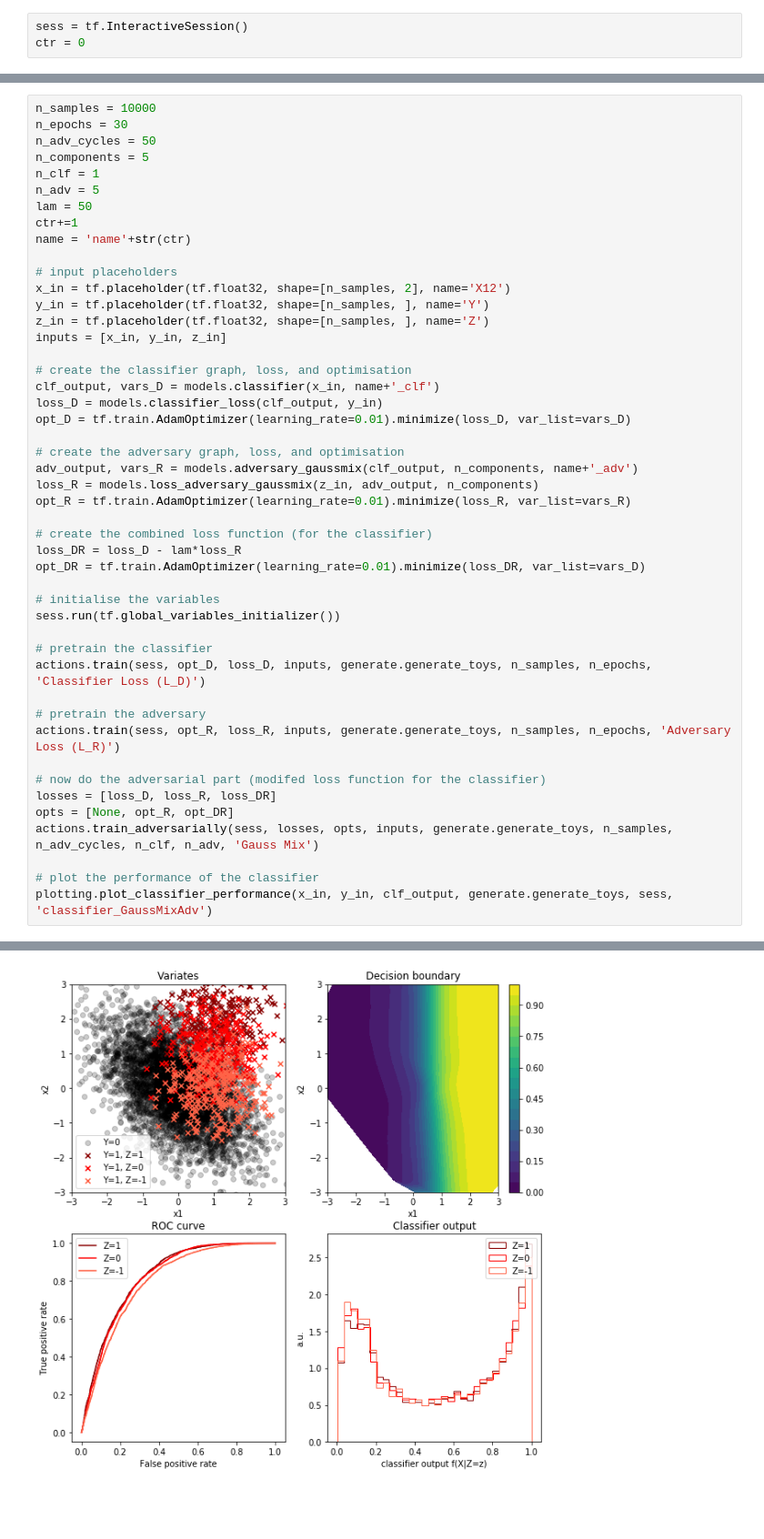
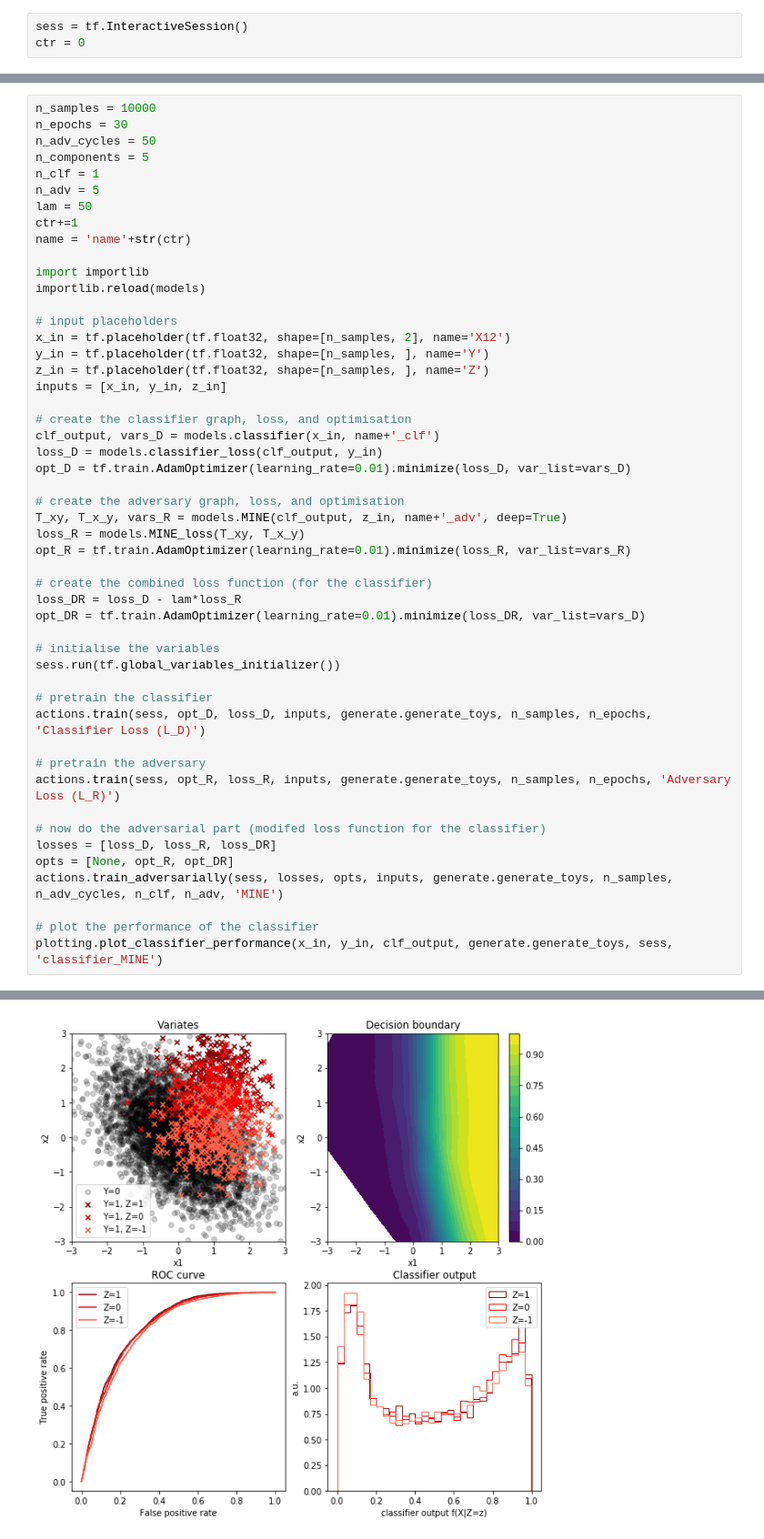
Before and after one commit to mzgubic/FairML, a Jupyter notebook: notebooks/LearningToPivotToy.ipynb, the cells around one changed output, grey strips where cells are left out. Shown at 91% size. Drawn from its saved outputs; the diff is of its cells as text; blank space fills up the shorter version.

Commit message:
add MINE adversary

```diff
--- a/notebooks/LearningToPivotToy.ipynb
+++ b/notebooks/LearningToPivotToy.ipynb
@@ -74,6 +142,9 @@ n_adv = 5
 lam = 50
 ctr+=1
 name = 'name'+str(ctr)
+
+import importlib
+importlib.reload(models)
 
 # input placeholders
 x_in = tf.placeholder(tf.float32, shape=[n_samples, 2], name='X12')
@@ -87,8 +158,8 @@ loss_D = models.classifier_loss(clf_output, y_in)
 opt_D = tf.train.AdamOptimizer(learning_rate=0.01).minimize(loss_D, var_list=vars_D)
 
 # create the adversary graph, loss, and optimisation
-adv_output, vars_R = models.adversary_gaussmix(clf_output, n_components, name+'_adv')
-loss_R = models.loss_adversary_gaussmix(z_in, adv_output, n_components)
+T_xy, T_x_y, vars_R = models.MINE(clf_output, z_in, name+'_adv', deep=True)
+loss_R = models.MINE_loss(T_xy, T_x_y)
 opt_R = tf.train.AdamOptimizer(learning_rate=0.01).minimize(loss_R, var_list=vars_R)
 
 # create the combined loss function (for the classifier)
@@ -107,8 +178,8 @@ actions.train(sess, opt_R, loss_R, inputs, generate.generate_toys, n_samples, n_
 # now do the adversarial part (modifed loss function for the classifier)
 losses = [loss_D, loss_R, loss_DR]
 opts = [None, opt_R, opt_DR]
-actions.train_adversarially(sess, losses, opts, inputs, generate.generate_toys, n_samples, n_adv_cycles, n_clf, n_adv, 'Gauss Mix')
+actions.train_adversarially(sess, losses, opts, inputs, generate.generate_toys, n_samples, n_adv_cycles, n_clf, n_adv, 'MINE')
 
 # plot the performance of the classifier
-plotting.plot_classifier_performance(x_in, y_in, clf_output, generate.generate_toys, sess, 'classifier_GaussMixAdv')
+plotting.plot_classifier_performance(x_in, y_in, clf_output, generate.generate_toys, sess, 'classifier_MINE')
 # %% [output]
@@ -128,3 +199,3 @@ plotting.plot_classifier_performance(x_in, y_in, clf_output, generate.generate_t
 The 'normed' kwarg was deprecated in Matplotlib 2.1 and will be removed in 3.1. Use 'density' instead.
   alternative="'density'", removal="3.1")
-[figure, old version]
+[figure, new version]
```
Also changed, not shown: parts of 6 cells of this notebook, 1 other file.
